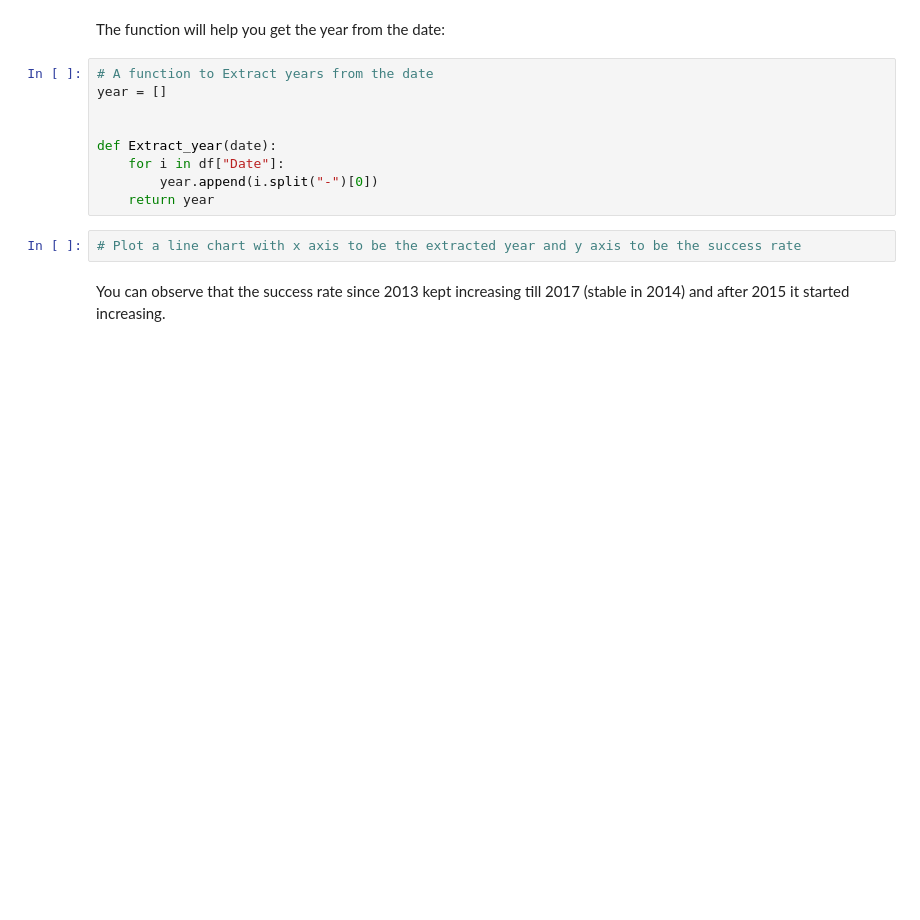
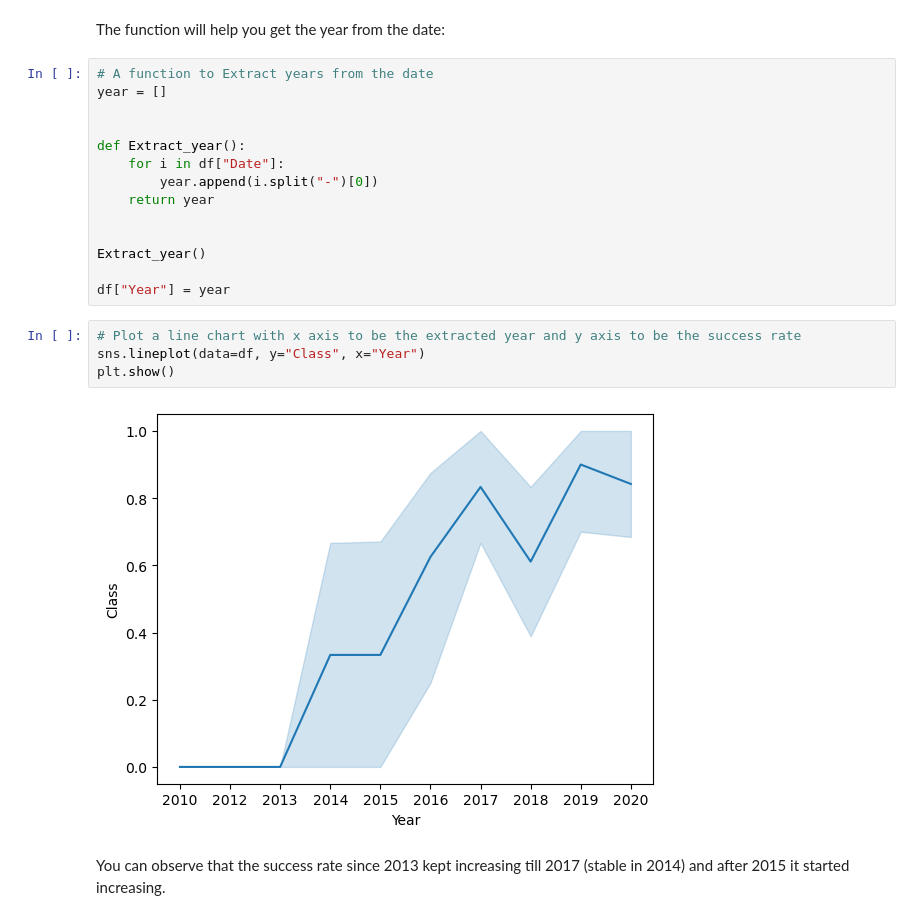
Before and after one commit to jonhbl/ds-coursera-capstone-project, a Jupyter notebook: jupyter-labs-eda-dataviz.ipynb, the cells around one changed output. Drawn from its saved outputs; the diff is of its cells as text; blank space fills up the shorter version.

```diff
--- a/jupyter-labs-eda-dataviz.ipynb
+++ b/jupyter-labs-eda-dataviz.ipynb
@@ -154,12 +154,21 @@ The function will help you get the year from the date:
 year = []
 
 
-def Extract_year(date):
+def Extract_year():
     for i in df["Date"]:
         year.append(i.split("-")[0])
     return year
+
+
+Extract_year()
+
+df["Year"] = year
 # %%
 # Plot a line chart with x axis to be the extracted year and y axis to be the success rate
+sns.lineplot(data=df, y="Class", x="Year")
+plt.show()
+# %% [output]
+[figure, added]
 # %% [markdown]
 You can observe that the success rate since 2013 kept increasing till 2017 (stable in 2014) and after 2015 it started increasing.
 # %% [markdown]
```
Also changed, not shown: parts of 4 cells of this notebook, 8 other files.
